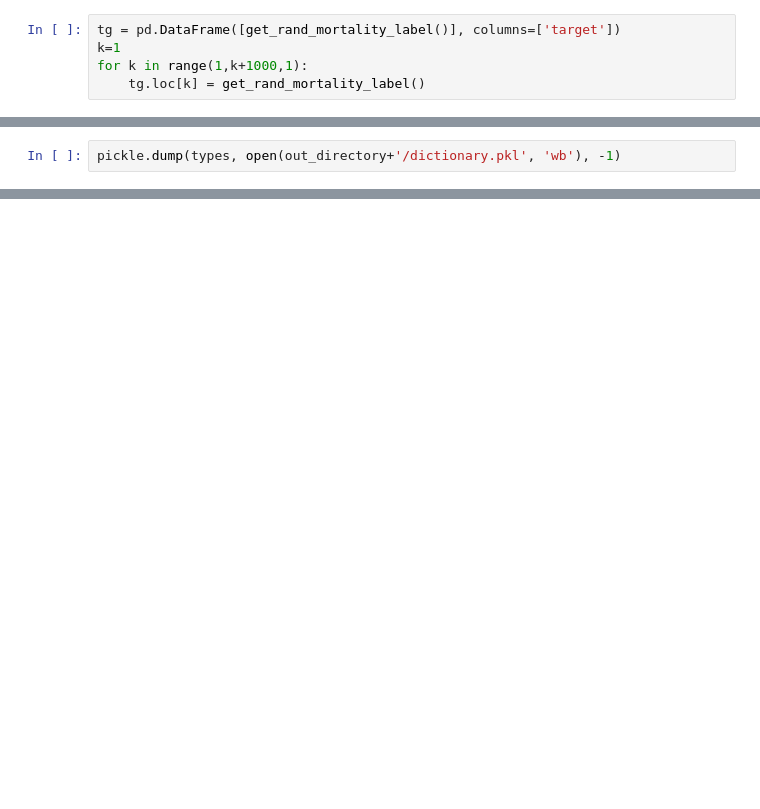
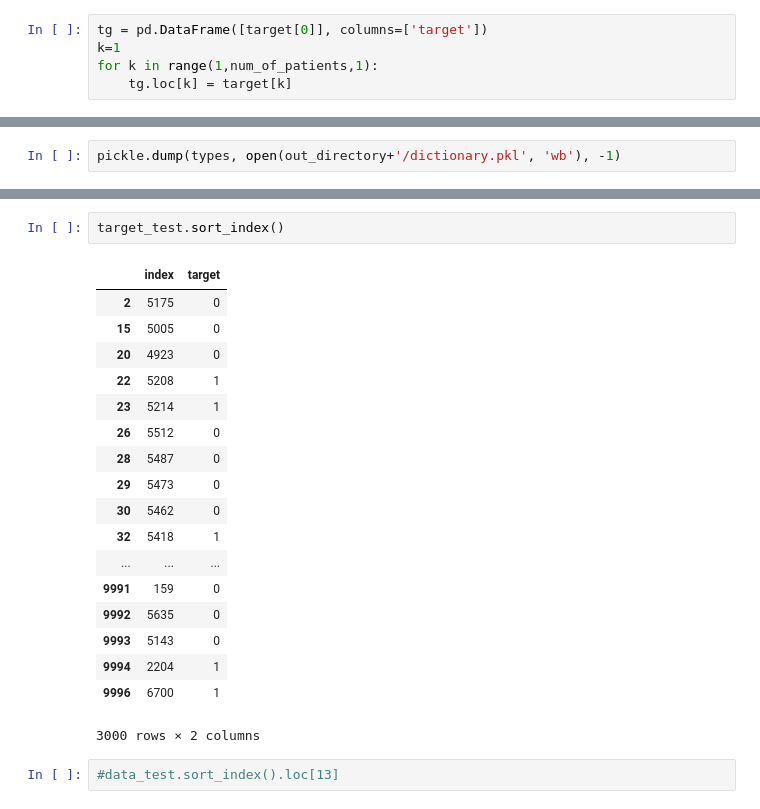
Before and after one commit to jagarzone6/retain-keras, a Jupyter notebook: Dataset.ipynb, the cells around one changed output, grey strips where cells are left out. Cells and saved outputs as stored; diff of their text form; blank space fills up the shorter version.

```diff
--- a/Dataset.ipynb
+++ b/Dataset.ipynb
@@ -90,8 +93,8 @@ get_rand_mortality_label()
 # %%
-tg = pd.DataFrame([get_rand_mortality_label()], columns=['target'])
+tg = pd.DataFrame([target[0]], columns=['target'])
 k=1
-for k in range(1,k+1000,1):
-    tg.loc[k] = get_rand_mortality_label()
+for k in range(1,num_of_patients,1):
+    tg.loc[k] = target[k]
 # %%
 all_targets = tg.iloc[sort_indicies].reset_index()
 # %%
@@ -142,0 +165,23 @@ pickle.dump(types, open(out_directory+'/dictionary.pkl', 'wb'), -1)
+# %%
+target_test.sort_index()
+# %% [output]
+|  | index | target |
+| 2 | 5175 | 0 |
+| 15 | 5005 | 0 |
+| 20 | 4923 | 0 |
+| 22 | 5208 | 1 |
+| 23 | 5214 | 1 |
+| 26 | 5512 | 0 |
+| 28 | 5487 | 0 |
+| 29 | 5473 | 0 |
+| 30 | 5462 | 0 |
+| 32 | 5418 | 1 |
+| ... | ... | ... |
+| 9991 | 159 | 0 |
+| 9992 | 5635 | 0 |
+| 9993 | 5143 | 0 |
+| 9994 | 2204 | 1 |
+| 9996 | 6700 | 1 |
+3000 rows × 2 columns
+# %%
+#data_test.sort_index().loc[13]
```
Also changed, not shown: parts of 12 cells of this notebook, 1 other file.
